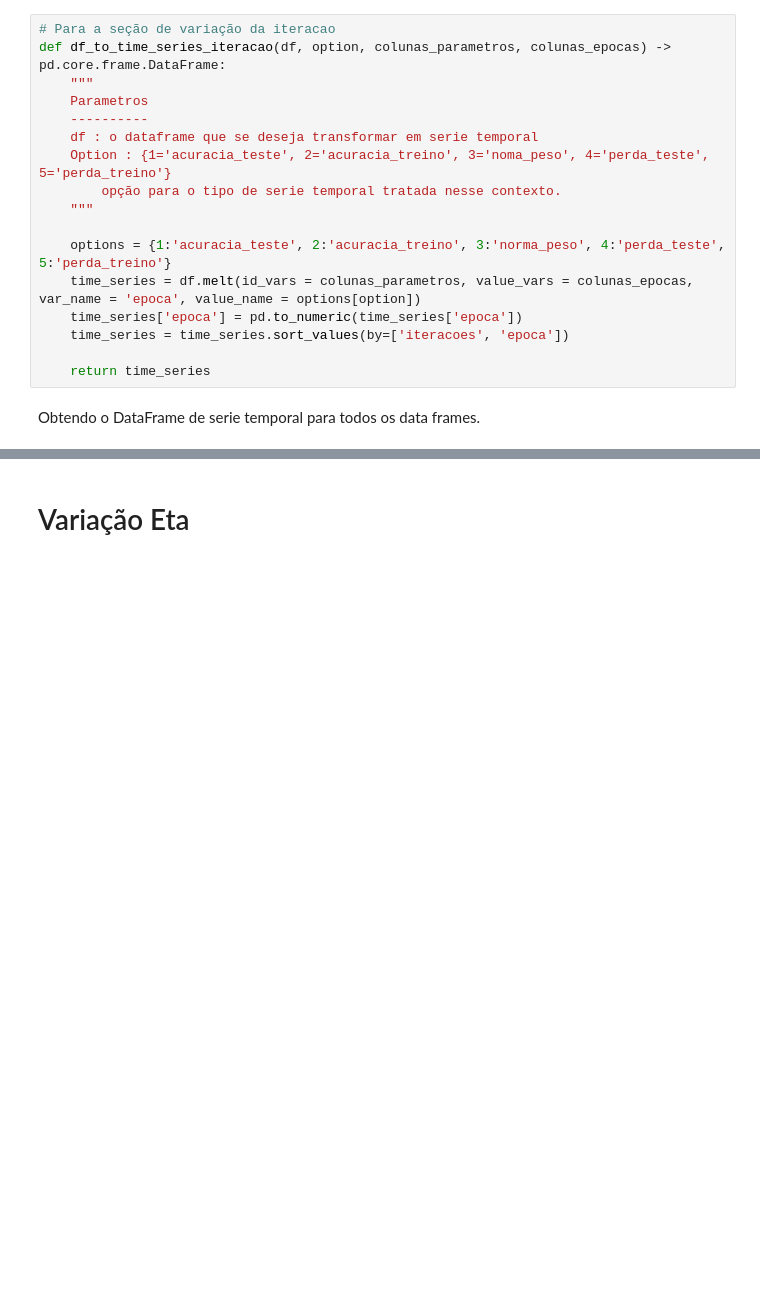
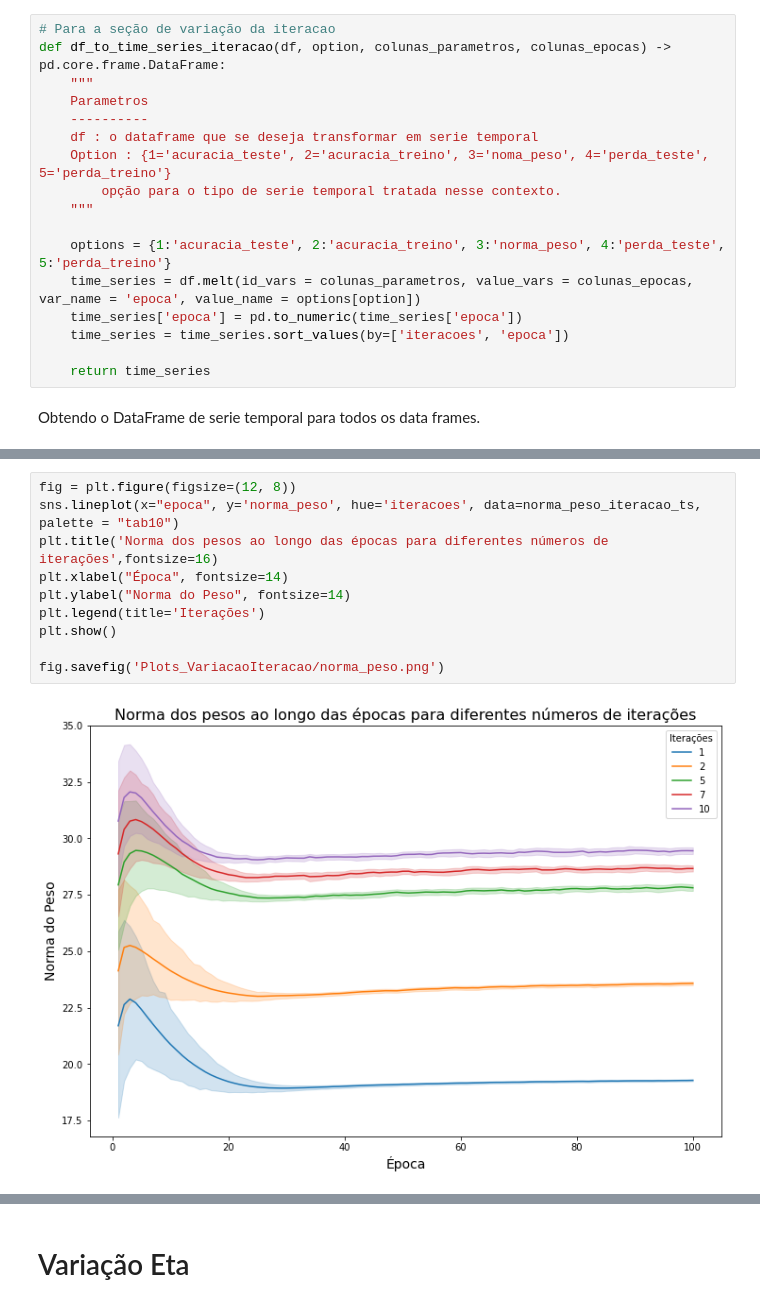
Before and after one commit to vitormgou/FDIPA-ANN, a Jupyter notebook: filtragem_resultados.ipynb, the cells around one changed output, grey strips where cells are left out. Cells and saved outputs as stored; diff of their text form; blank space fills up the shorter version.

```diff
--- a/filtragem_resultados.ipynb
+++ b/filtragem_resultados.ipynb
@@ -253,0 +306,12 @@ acuracia_teste_iteracao_ts.sample(10)
+# %%
+fig = plt.figure(figsize=(12, 8))
+sns.lineplot(x="epoca", y='norma_peso', hue='iteracoes', data=norma_peso_iteracao_ts, palette = "tab10")
+plt.title('Norma dos pesos ao longo das épocas para diferentes números de iterações',fontsize=16)
+plt.xlabel("Época", fontsize=14)
+plt.ylabel("Norma do Peso", fontsize=14)
+plt.legend(title='Iterações')
+plt.show()
+
+fig.savefig('Plots_VariacaoIteracao/norma_peso.png')
+# %% [output]
+[figure, added]
```
Also changed, not shown: parts of 18 cells of this notebook, 3 other files.
